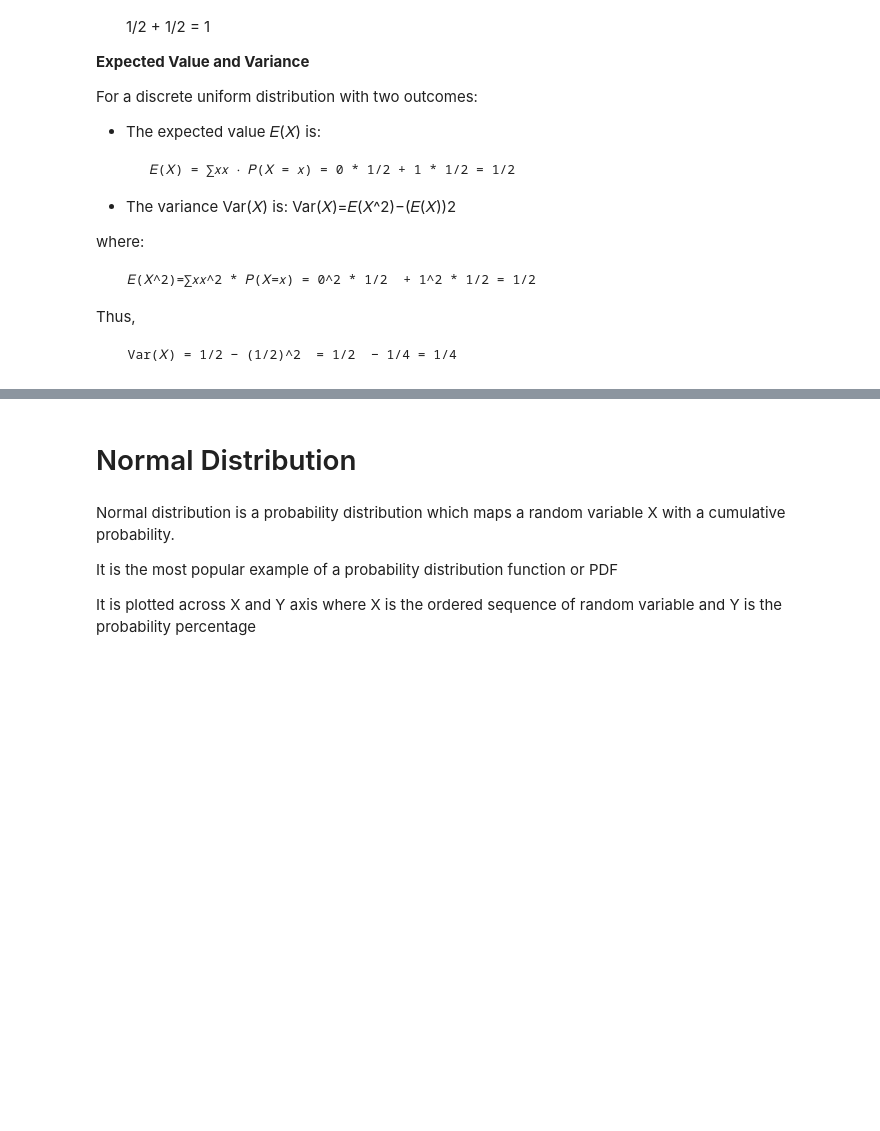
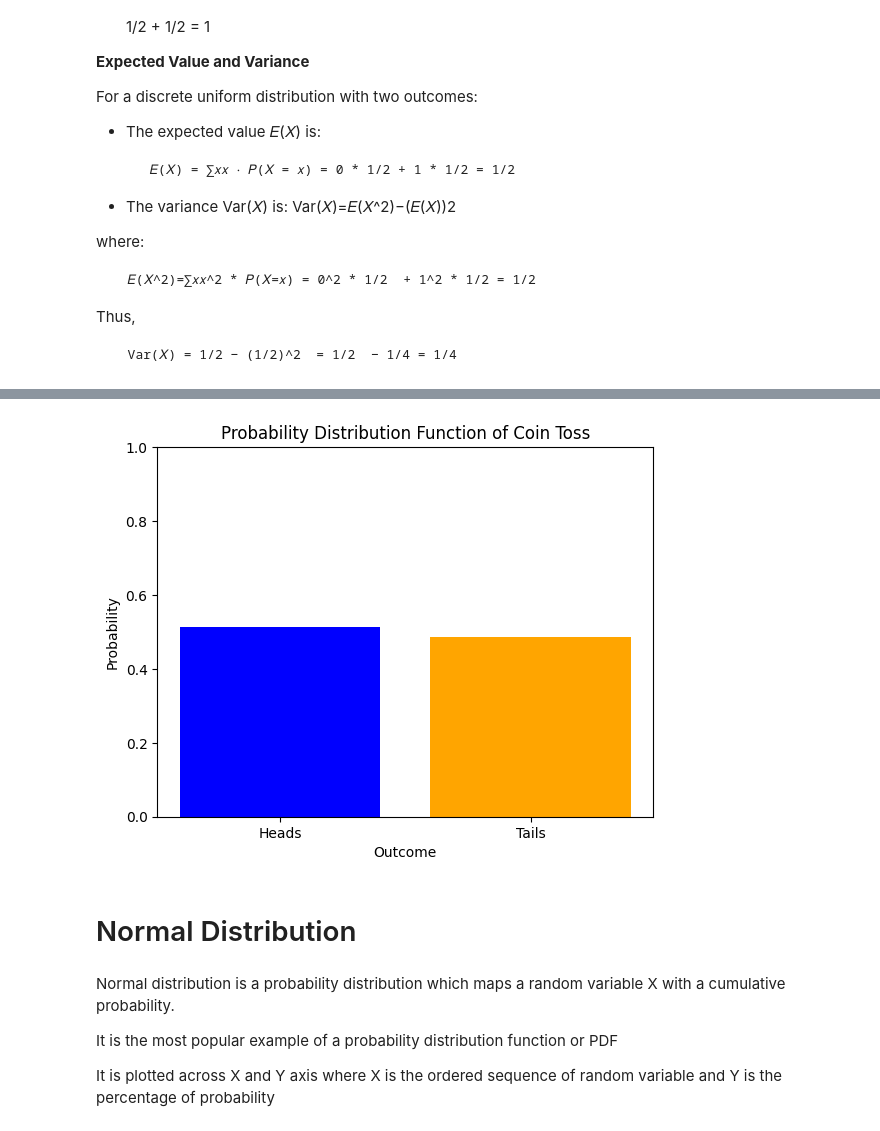
Before and after one commit to vvtrip/python_ds_course, a Jupyter notebook: 01_Prerequisites/02_probability_and_its_usecases.ipynb, the cells around one changed output, grey strips where cells are left out. Cells and saved outputs as stored; diff of their text form; code cells hidden in the pictures; blank space fills up the shorter version.

Commit message:
adds PDF plot of coin toss experiment

```diff
--- a/01_Prerequisites/02_probability_and_its_usecases.ipynb
+++ b/01_Prerequisites/02_probability_and_its_usecases.ipynb
@@ -422,3 +422,16 @@ Tails: 274 (54.80%)
+# %%
+# Plot the probability distribution function
+labels = ['Heads', 'Tails']
+probabilities = [prob_heads, prob_tails]
+
+plt.bar(labels, probabilities, color=['blue', 'orange'])
+plt.xlabel('Outcome')
+plt.ylabel('Probability')
+plt.title('Probability Distribution Function of Coin Toss')
+plt.ylim(0, 1)
+plt.show()
+# %% [output]
+[figure, added]
 # %% [markdown]
 # Normal Distribution
 # %% [markdown]
@@ -426,4 +439,4 @@ Normal distribution is a probability distribution which maps a random variable X
 
 It is the most popular example of a probability distribution function or PDF
 
-It is plotted across X and Y axis where X is the ordered sequence of random variable and Y is the probability percentage
+It is plotted across X and Y axis where X is the ordered sequence of random variable and Y is the percentage of probability
```
Also changed, not shown: parts of 1 cell of this notebook.
